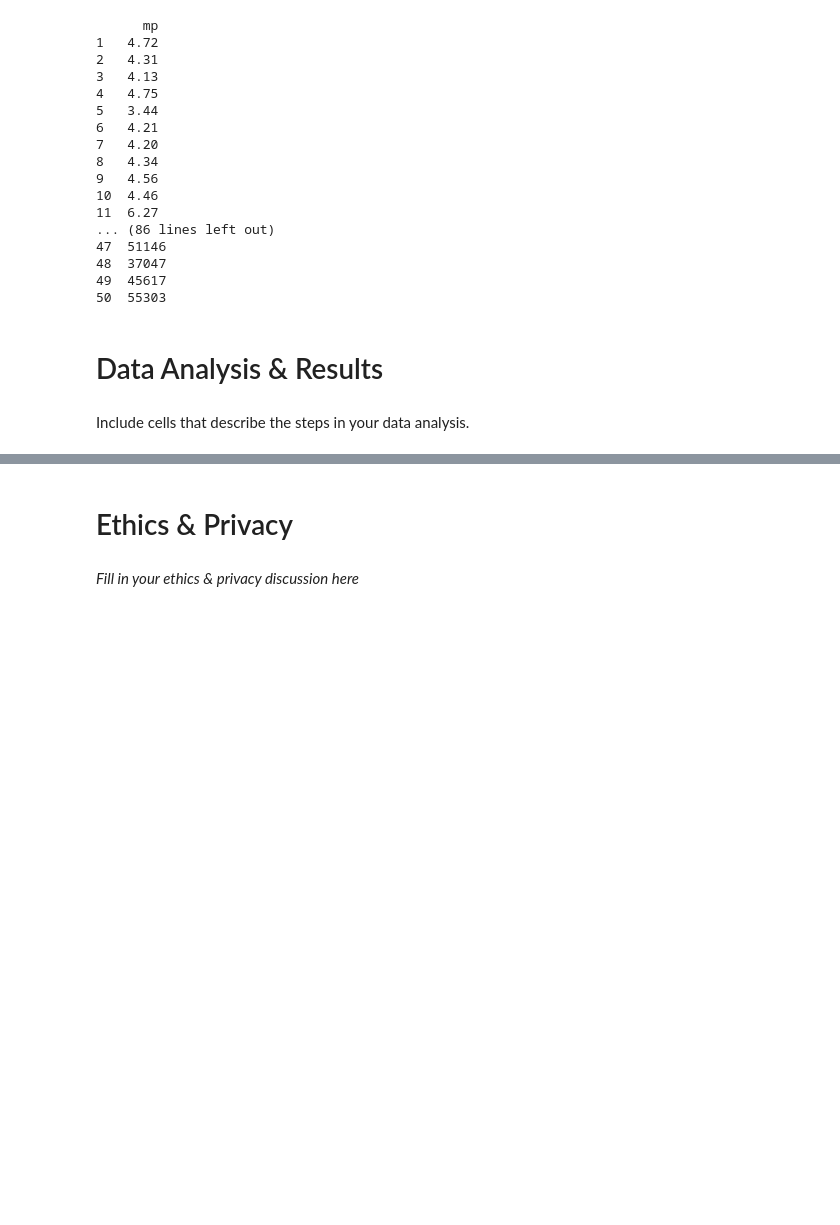
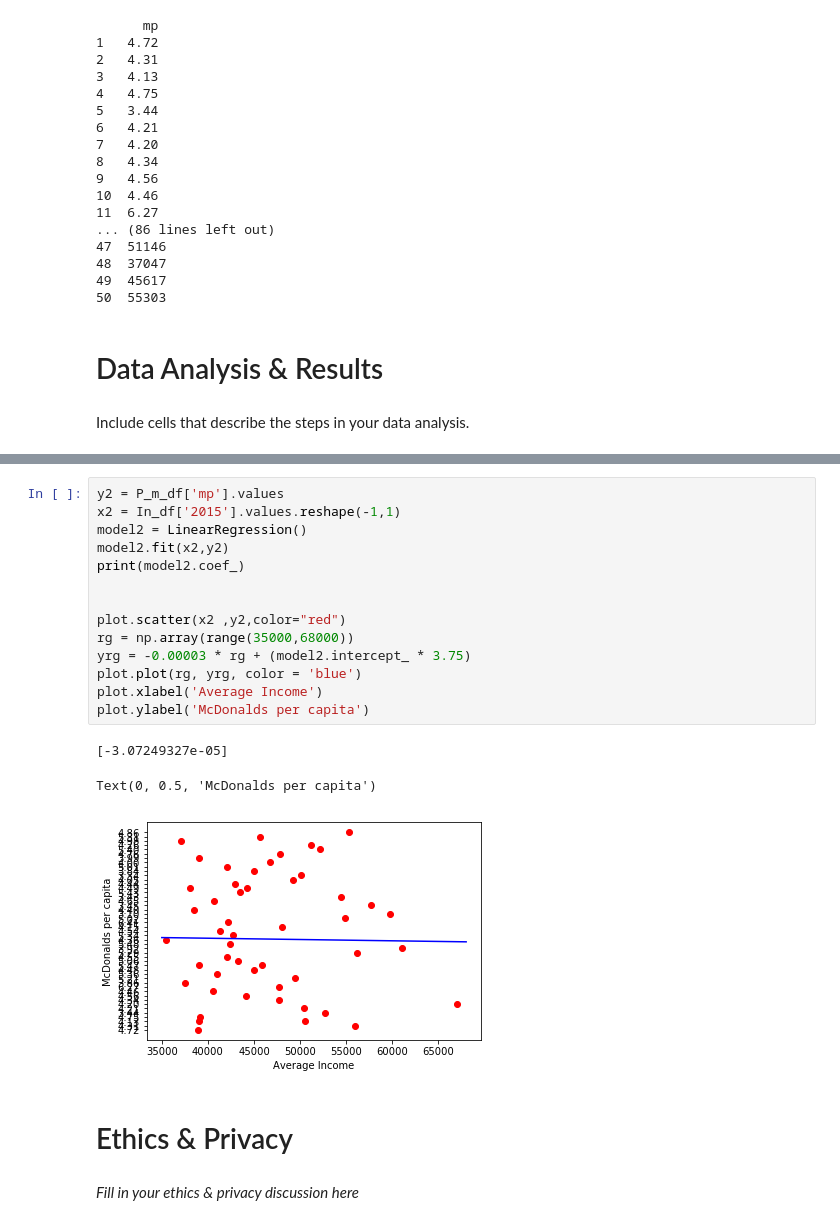
Before and after one commit to yat018/COGS108-Team-Pepperoni, a Jupyter notebook: FinalProject.ipynb, the cells around one changed output, grey strips where cells are left out. Saved outputs shown, nothing was run; the diff lists cells and outputs as text; blank space fills up the shorter version.

```diff
--- a/FinalProject.ipynb
+++ b/FinalProject.ipynb
@@ -434,3 +413,21 @@ print(model2.coef_)
+# %%
+y2 = P_m_df['mp'].values
+x2 = In_df['2015'].values.reshape(-1,1)
+model2 = LinearRegression()
+model2.fit(x2,y2)
+print(model2.coef_)
+
+
+plot.scatter(x2 ,y2,color="red")
+rg = np.array(range(35000,68000))
+yrg = -0.00003 * rg + (model2.intercept_ * 3.75)
+plot.plot(rg, yrg, color = 'blue')
+plot.xlabel('Average Income')
+plot.ylabel('McDonalds per capita')
+# %% [output]
+[-3.07249327e-05]
+Text(0, 0.5, 'McDonalds per capita')
+[figure, added]
 # %% [markdown]
 # Ethics & Privacy
 # %% [markdown]
```
Also changed, not shown: parts of 8 cells of this notebook.
